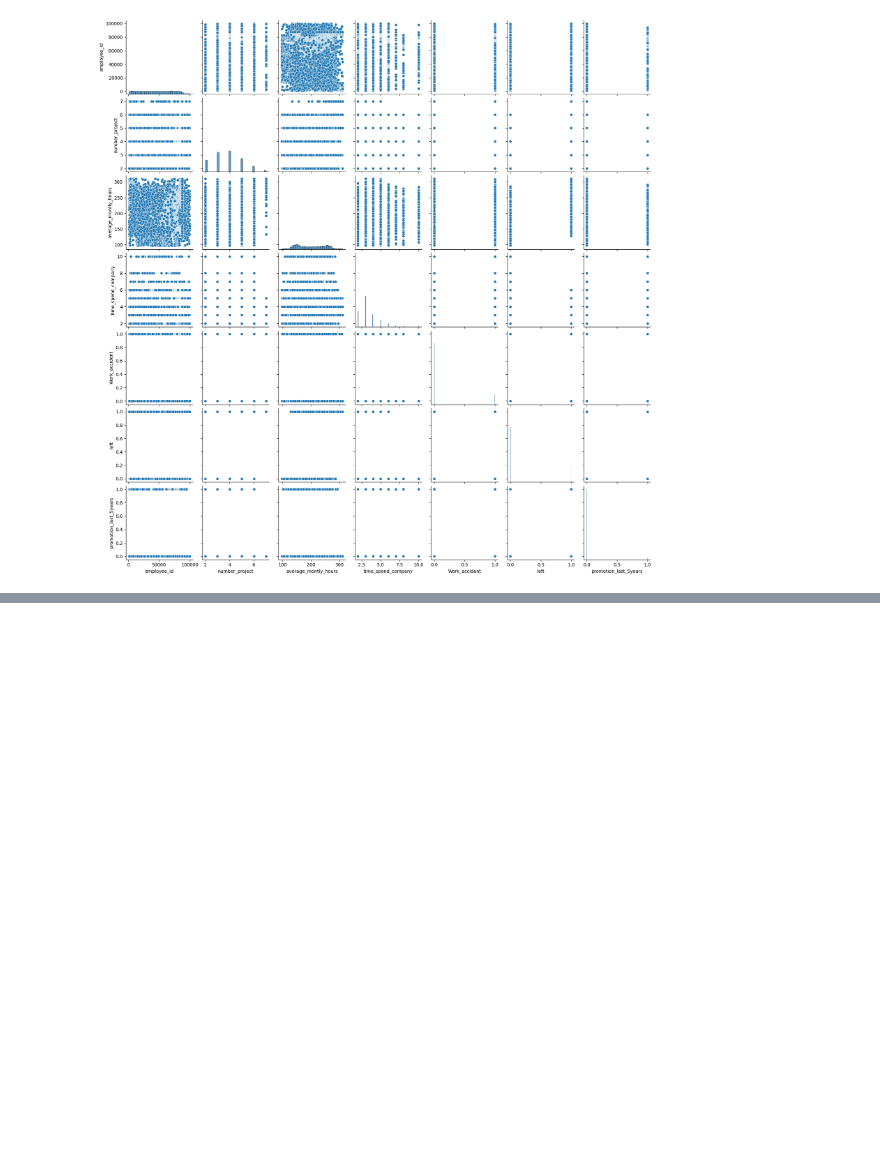
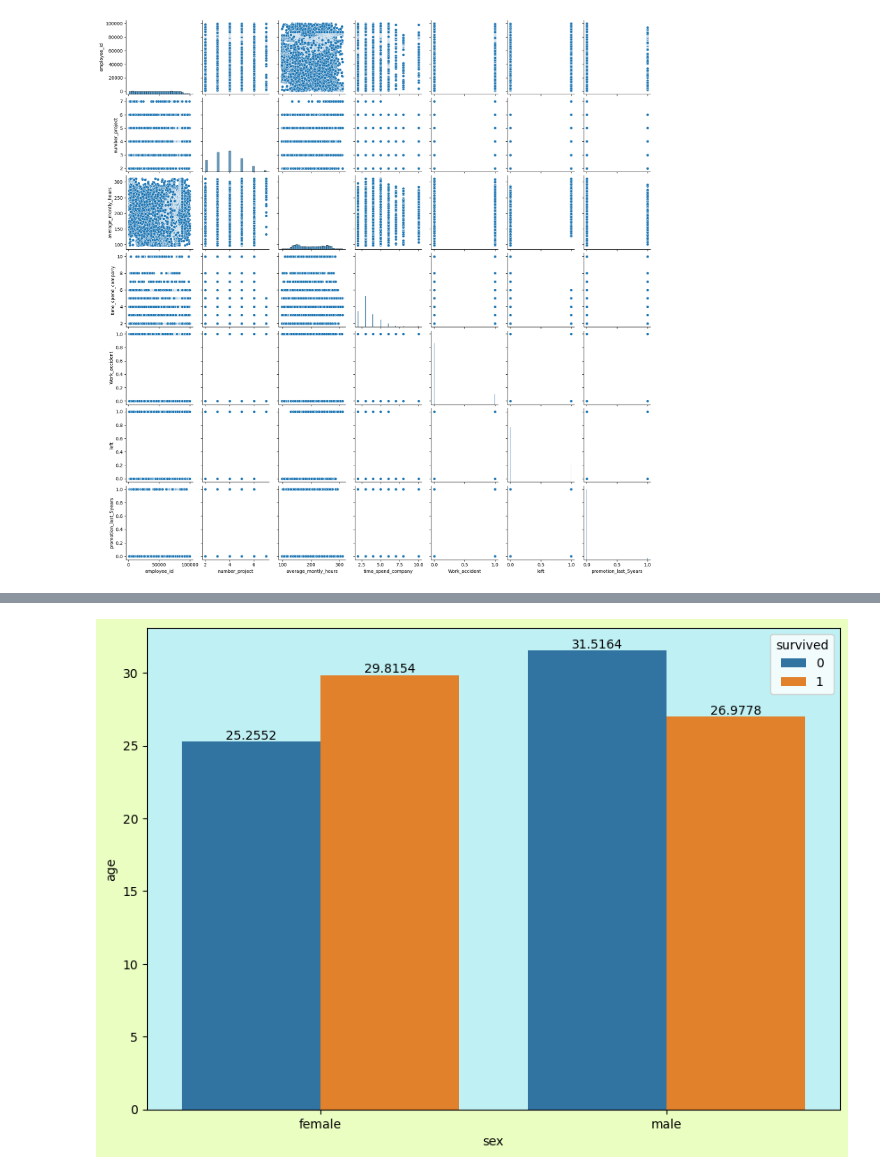
Before and after one commit to ansarali3339/Pyhton-Libaries, a Jupyter notebook: seaborn.ipynb, the cells around one changed output, grey strips where cells are left out. Cells and saved outputs as stored; diff of their text form; code cells hidden in the pictures; blank space fills up the shorter version.

```diff
--- a/seaborn.ipynb
+++ b/seaborn.ipynb
@@ -200,0 +268,9 @@ sns.pairplot(hr)
+# %%
+#avg age of travellers in titaniv
+plt.figure(figsize=(10,7),facecolor="#E8FEB8DA")
+a=sns.barplot(x='sex',y='age',data=ti,hue='survived',errorbar=None)
+plt.gca().set_facecolor("#B8EFFEDA")
+for i in a.containers:
+    a.bar_label(i)
+# %% [output]
+[figure, added]
```
Also changed, not shown: parts of 32 cells of this notebook.
